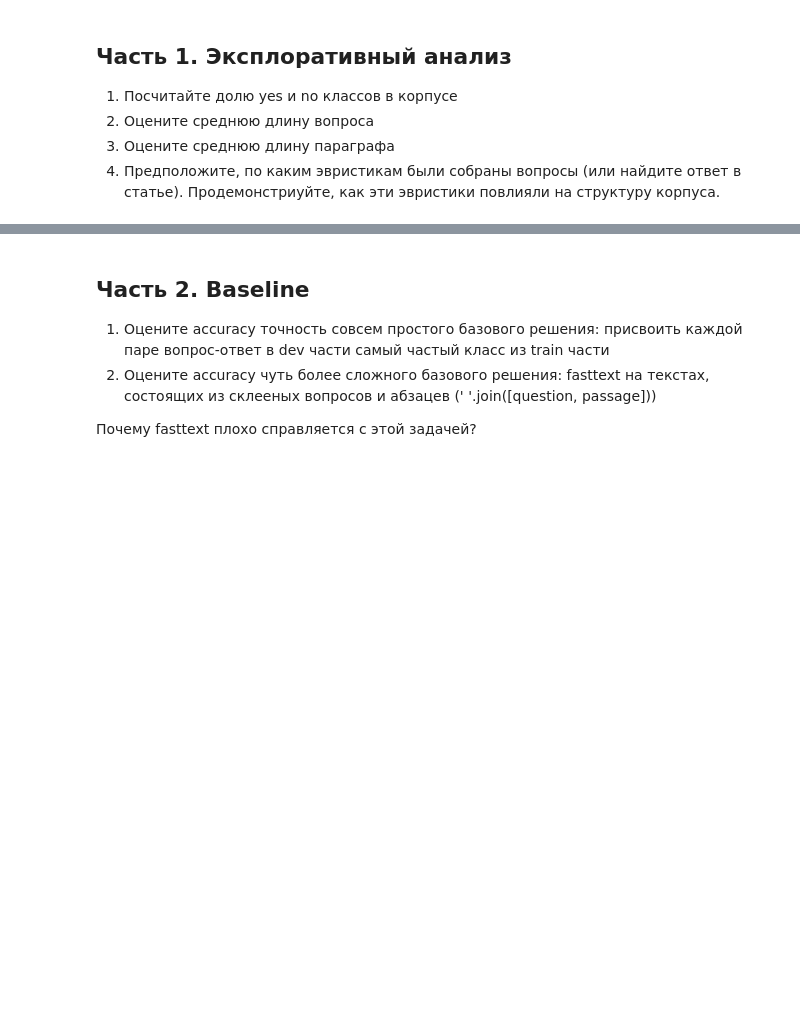
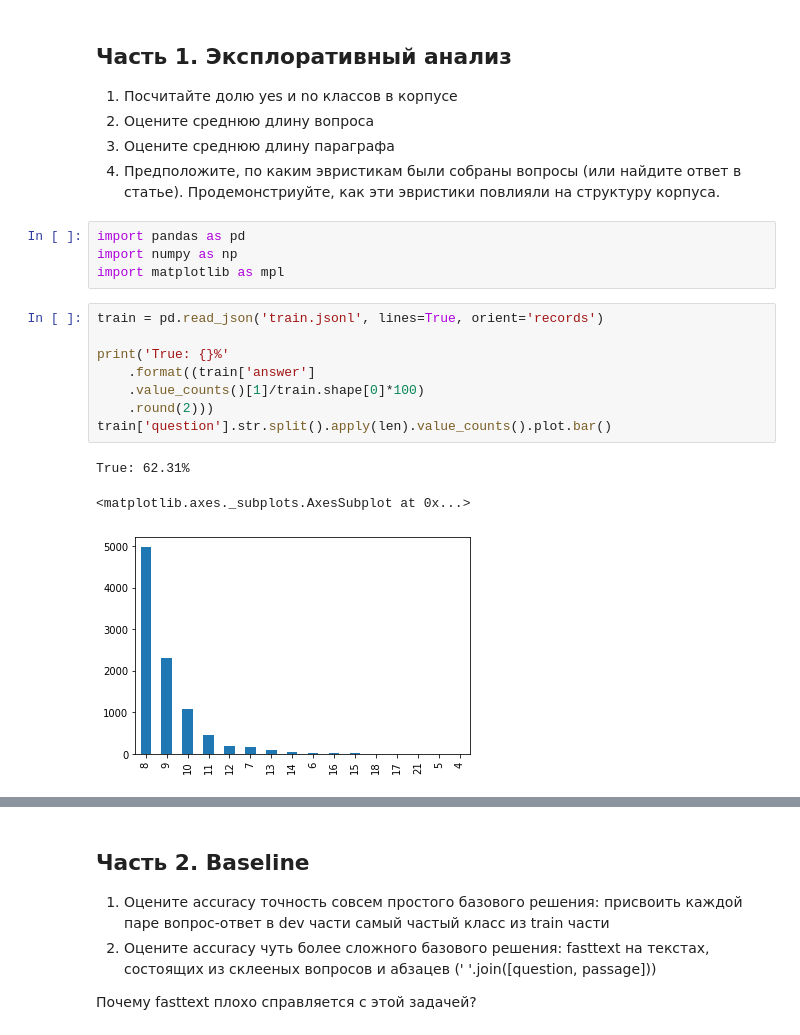
Before and after one commit to care1e55/NLP, a Jupyter notebook: [homework]QA.ipynb, the cells around one changed output, grey strips where cells are left out. Saved outputs shown, nothing was run; the diff lists cells and outputs as text; blank space fills up the shorter version.

```diff
--- a/[homework]QA.ipynb
+++ b/[homework]QA.ipynb
@@ -36,3 +36,19 @@ passage: With the box office success of Batman Forever in June 1995, Warner Bros
 2. Оцените среднюю длину вопроса
 3. Оцените среднюю длину параграфа
 4. Предположите, по каким эвристикам были собраны вопросы (или найдите ответ в статье). Продемонстриуйте, как эти эвристики повлияли на структуру корпуса.
+# %%
+import pandas as pd
+import numpy as np
+import matplotlib as mpl
+# %%
+train = pd.read_json('train.jsonl', lines=True, orient='records')
+
+print('True: {}%'
+    .format((train['answer']
+    .value_counts()[1]/train.shape[0]*100)
+    .round(2)))
+train['question'].str.split().apply(len).value_counts().plot.bar()
+# %% [output]
+True: 62.31%
+<matplotlib.axes._subplots.AxesSubplot at 0x...>
+[figure, added]
```
Also changed, not shown: parts of 13 cells of this notebook.
